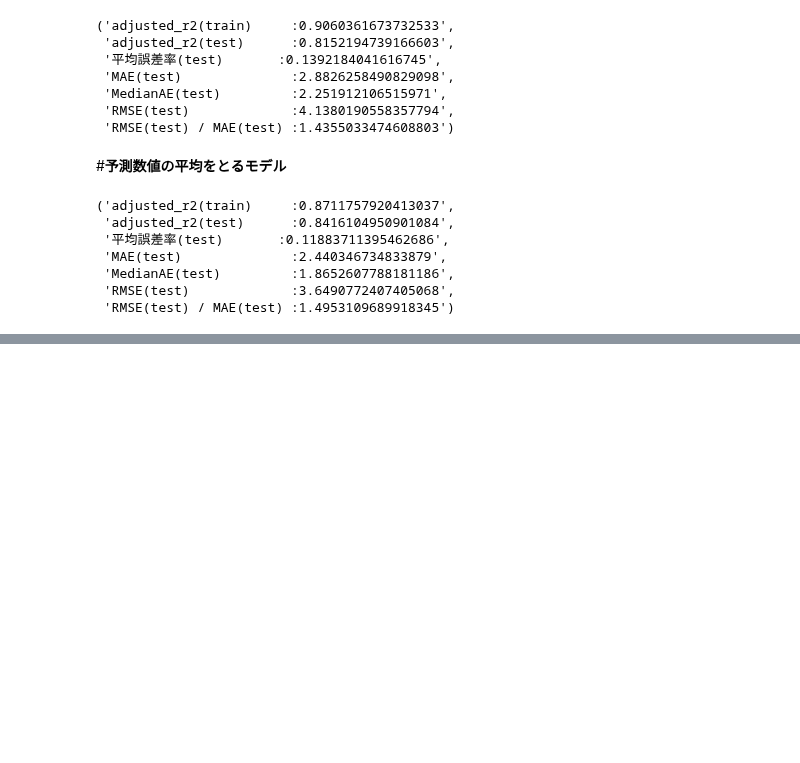
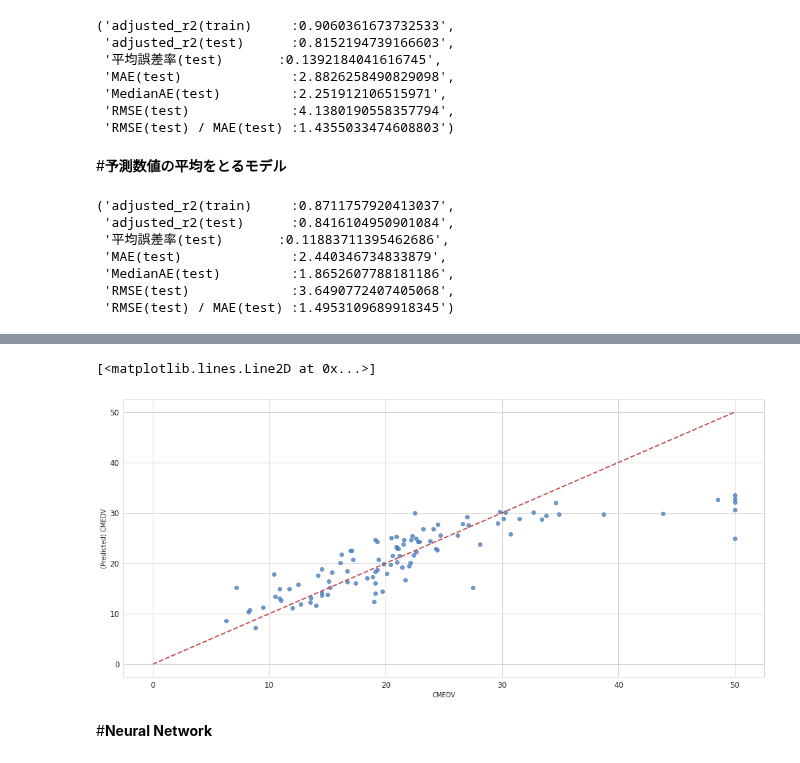
Before and after one commit to ykitaguchi77/Colab_Scripts, a Jupyter notebook: RandomForest_and_XGBoost.ipynb, the cells around one changed output, grey strips where cells are left out. Drawn from its saved outputs; the diff is of its cells as text; code cells hidden in the pictures; blank space fills up the shorter version.

```diff
--- a/RandomForest_and_XGBoost.ipynb
+++ b/RandomForest_and_XGBoost.ipynb
@@ -490,0 +736,24 @@ get_model_evaluations(X_train,Y_train,X_test,Y_test,yhat_train_average,yhat_test
+# %%
+# 描画設定
+from matplotlib import rcParams
+rcParams['xtick.labelsize'] = 12       # x軸のラベルのフォントサイズ
+rcParams['ytick.labelsize'] = 12       # y軸のラベルのフォントサイズ
+rcParams['figure.figsize'] = 18,8      # 画像サイズの変更(inch)
+
+import matplotlib.pyplot as plt
+from matplotlib import ticker
+sns.set_style("whitegrid")             # seabornのスタイルセットの一つ
+sns.set_color_codes()                  # デフォルトカラー設定 (deepになってる)
+
+plt.figure()
+ax = sns.regplot(x=Y_test, y=model.predict(X_test), fit_reg=False,color='#4F81BD')
+ax.set_xlabel(u"CMEDV")
+ax.set_ylabel(u"(Predicted) CMEDV")
+ax.get_xaxis().set_major_formatter(ticker.FuncFormatter(lambda x, p: format(int(x), ',')))
+ax.get_yaxis().set_major_formatter(ticker.FuncFormatter(lambda y, p: format(int(y), ',')))
+ax.plot([0,10,20,30,40,50],[0,10,20,30,40,50], linewidth=2, color="#C0504D",ls="--")
+# %% [output]
+[<matplotlib.lines.Line2D at 0x...>]
+[figure, added]
+# %% [markdown]
+#**Neural Network**
```
Also changed, not shown: parts of 24 cells of this notebook.
